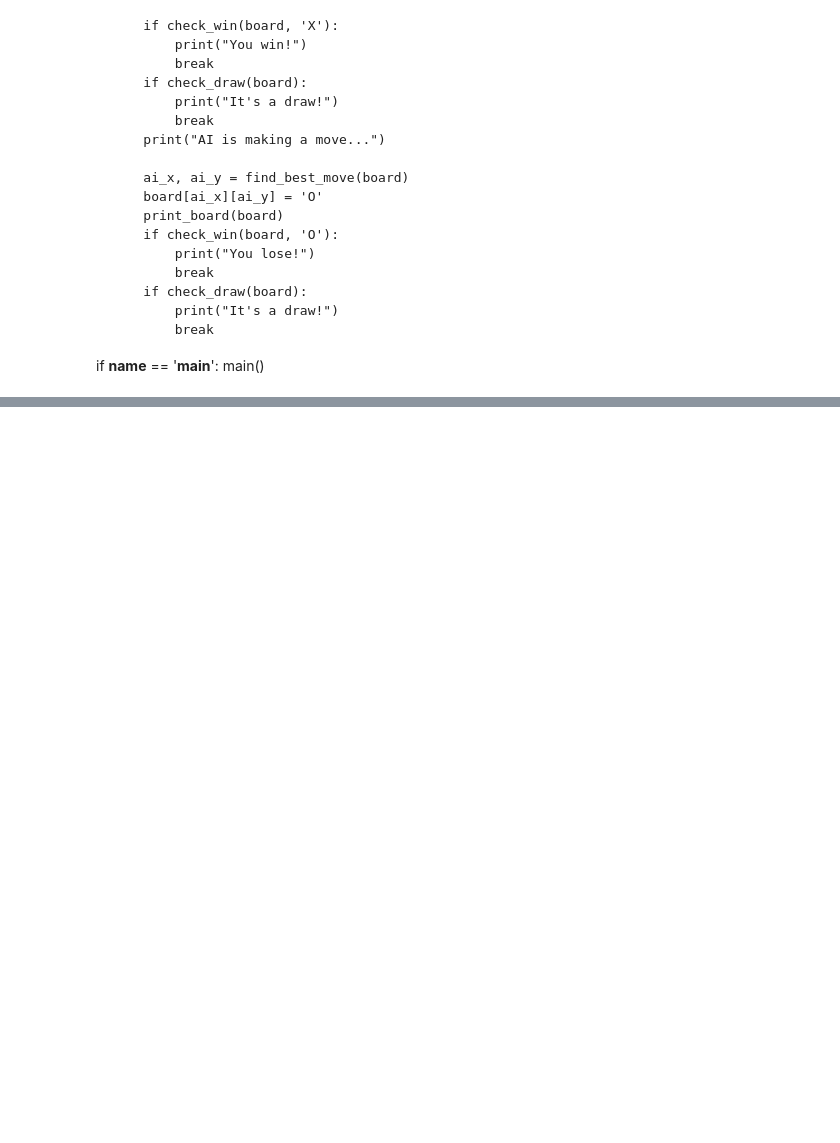
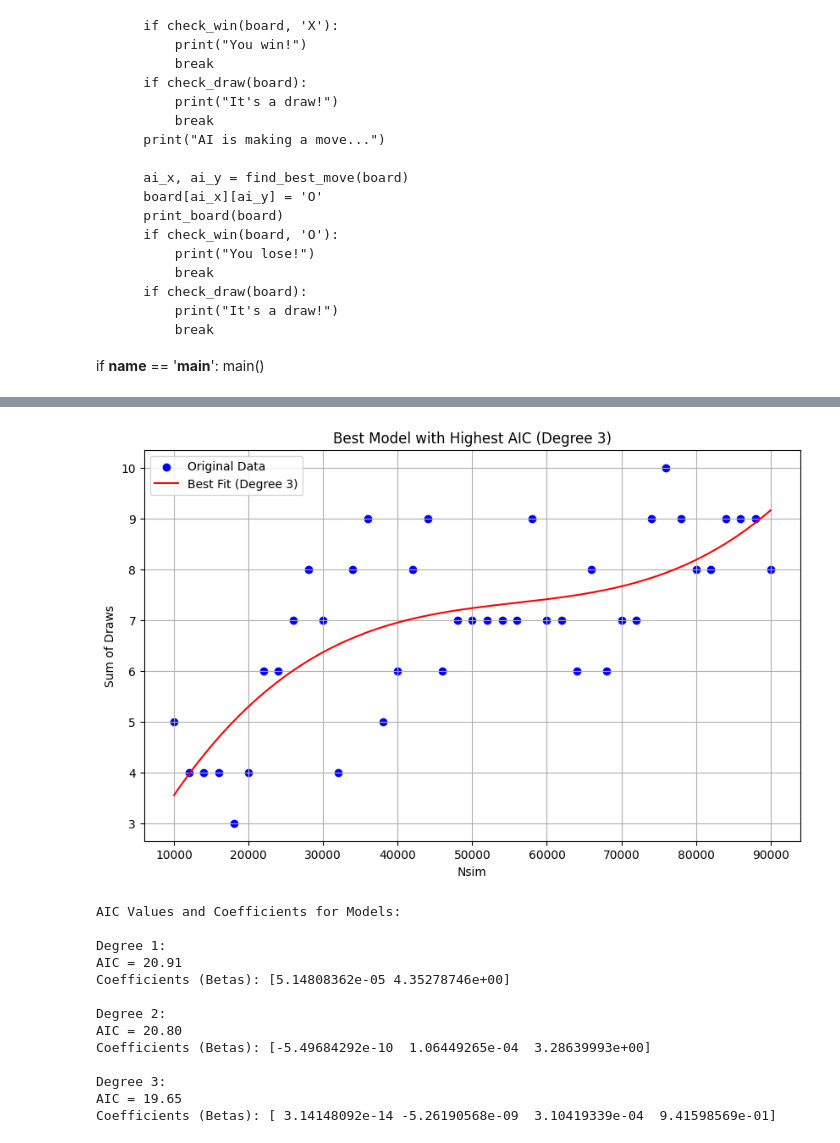
Before and after one commit to IanKeilman/TTTbot-, a Jupyter notebook: jic-jac-joe.ipynb, the cells around one changed output, grey strips where cells are left out. Cells and saved outputs as stored; diff of their text form; code cells hidden in the pictures; blank space fills up the shorter version.

```diff
--- a/jic-jac-joe.ipynb
+++ b/jic-jac-joe.ipynb
@@ -705,0 +808,78 @@ Draws: 0
+# %%
+import numpy as np
+import matplotlib.pyplot as plt
+from sklearn.metrics import mean_squared_error
+
+# Example data: Replace with your DataFrame values
+nsim_values = df_summary['nsim'].unique()
+draws_sum = df_summary.groupby('nsim')['draws'].sum()
+
+# Function to calculate AIC
+def calculate_aic(y_true, y_pred, num_params):
+    residual_sum_of_squares = np.sum((y_true - y_pred) ** 2)
+    n = len(y_true)
+    aic = n * np.log(residual_sum_of_squares / n) + 2 * num_params
+    return aic
+
+# Fit models with linear, quadratic, and cubic terms
+models = {}
+aic_values = {}
+coefficients_list = {}
+
+for degree in [1, 2, 3]:  # Linear, Quadratic, Cubic
+    coefficients = np.polyfit(nsim_values, draws_sum, degree)
+    poly_fit = np.poly1d(coefficients)
+    y_pred = poly_fit(nsim_values)
+
+    # Save coefficients
+    coefficients_list[degree] = coefficients
+
+    # Calculate AIC
+    aic = calculate_aic(draws_sum, y_pred, degree + 1)  # degree+1 parameters include the intercept
+    models[degree] = poly_fit
+    aic_values[degree] = aic
+
+# Find the model with the highest AIC
+best_degree = min(aic_values, key=aic_values.get)
+best_model = models[best_degree]
+
+# Generate x values for plotting the best fit line
+x_fit = np.linspace(nsim_values.min(), nsim_values.max(), 500)
+y_fit = best_model(x_fit)
+
+# Plot the original data and the best fit line
+plt.figure(figsize=(10, 6))
+plt.scatter(nsim_values, draws_sum, color='blue', label='Original Data')
+plt.plot(x_fit, y_fit, color='red', label=f'Best Fit (Degree {best_degree})')
+
+# Customize the plot
+plt.xlabel('Nsim')
+plt.ylabel('Sum of Draws')
+plt.title(f'Best Model with Highest AIC (Degree {best_degree})')
+plt.legend()
+plt.grid(True)
+
+# Show the plot
+plt.show()
+
+# Display AIC values and coefficients
+print("AIC Values and Coefficients for Models:")
+for degree, aic in aic_values.items():
+    print(f"\nDegree {degree}:")
+    print(f"AIC = {aic:.2f}")
+    print("Coefficients (Betas):", coefficients_list[degree])
+# %% [output]
+[figure, added]
+AIC Values and Coefficients for Models:
+
+Degree 1:
+AIC = 20.91
+Coefficients (Betas): [5.14808362e-05 4.35278746e+00]
+
+Degree 2:
+AIC = 20.80
+Coefficients (Betas): [-5.49684292e-10  1.06449265e-04  3.28639993e+00]
+
+Degree 3:
+AIC = 19.65
+Coefficients (Betas): [ 3.14148092e-14 -5.26190568e-09  3.10419339e-04  9.41598569e-01]
```
Also changed, not shown: parts of 6 cells of this notebook.
